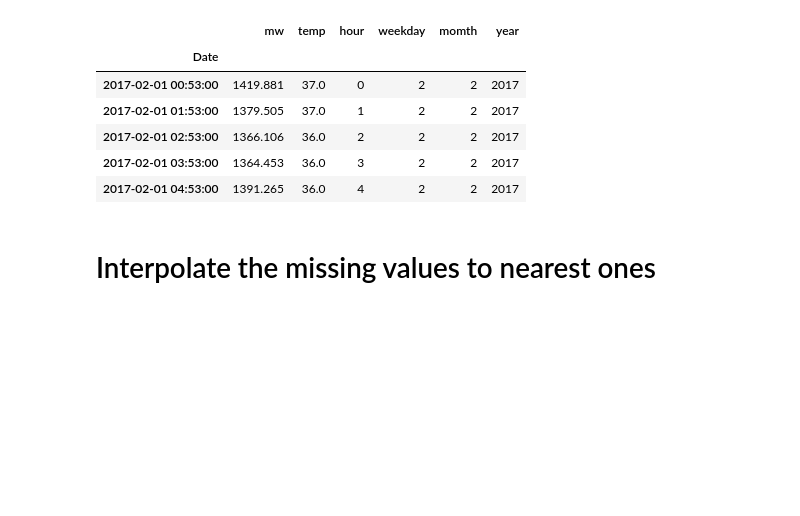
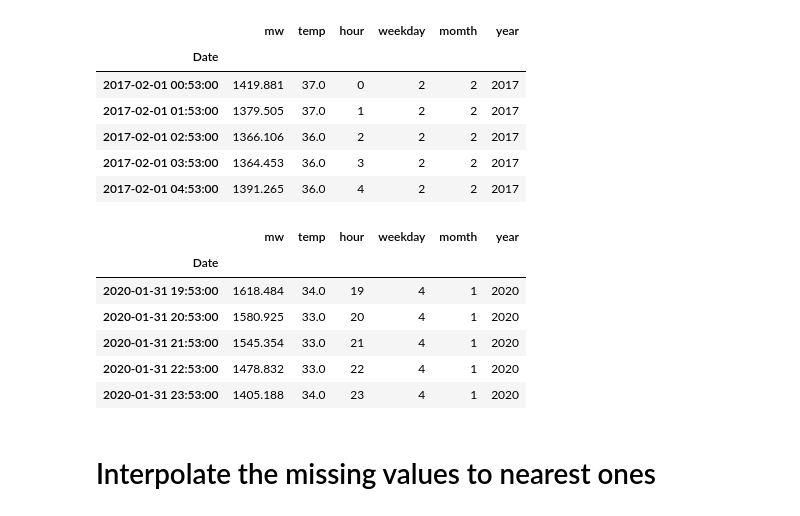
Before and after one commit to mkartheekraj/TimeSeries_Forecasting-Python, a Jupyter notebook: 1st_Project_Energy_Prediction.ipynb, the cells around one changed output. Drawn from its saved outputs; the diff is of its cells as text; code cells hidden in the pictures; blank space fills up the shorter version.

```diff
--- a/1st_Project_Energy_Prediction.ipynb
+++ b/1st_Project_Energy_Prediction.ipynb
@@ -152,6 +152,16 @@ df.head()
 | 2017-02-01 02:53:00 | 1366.106 | 36.0 | 2 | 2 | 2 | 2017 |
 | 2017-02-01 03:53:00 | 1364.453 | 36.0 | 3 | 2 | 2 | 2017 |
 | 2017-02-01 04:53:00 | 1391.265 | 36.0 | 4 | 2 | 2 | 2017 |
+# %%
+df.tail()
+# %% [output]
+|  | mw | temp | hour | weekday | momth | year |
+| Date |  |  |  |  |  |  |
+| 2020-01-31 19:53:00 | 1618.484 | 34.0 | 19 | 4 | 1 | 2020 |
+| 2020-01-31 20:53:00 | 1580.925 | 33.0 | 20 | 4 | 1 | 2020 |
+| 2020-01-31 21:53:00 | 1545.354 | 33.0 | 21 | 4 | 1 | 2020 |
+| 2020-01-31 22:53:00 | 1478.832 | 33.0 | 22 | 4 | 1 | 2020 |
+| 2020-01-31 23:53:00 | 1405.188 | 34.0 | 23 | 4 | 1 | 2020 |
 # %% [markdown]
 # Interpolate the  missing values to nearest ones
 # %%
```
Also changed, not shown: parts of 6 cells of this notebook.
